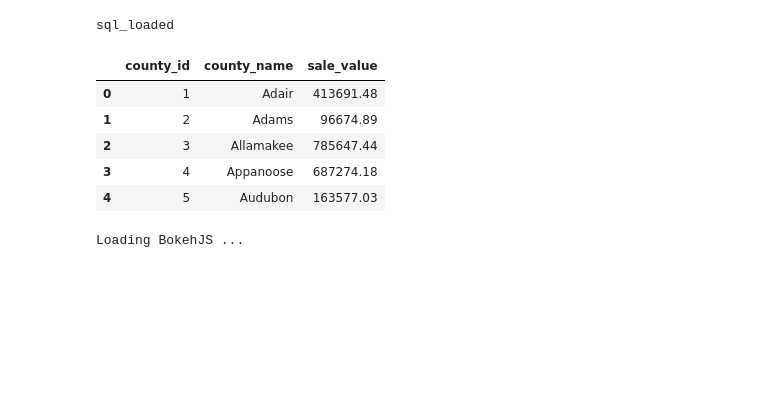
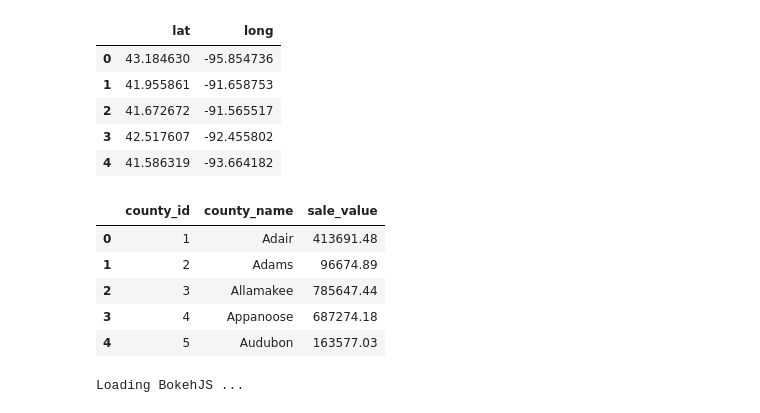
Before and after one commit to kstrckr/python_data_project, a Jupyter notebook: Liquor Vis.ipynb, the cells around one changed output. Saved outputs shown, nothing was run; the diff lists cells and outputs as text; code cells hidden in the pictures; blank space fills up the shorter version.

Commit message:
store locations mapped

```diff
--- a/Liquor Vis.ipynb
+++ b/Liquor Vis.ipynb
@@ -26,42 +26,57 @@ def db_connect():
     conn = sqlite3.connect('output/sales_new_seed.db')
     return conn
 # %%
-year_query = "SELECT * FROM sales AS s WHERE strftime('%Y-%m', s.sale_date) = '2013-01'"
-
-base_query = "SELECT * FROM sales LIMIT 100"
-
 batch_month_totals = '''
                         SELECT sale_date,
                         SUM(sale_value) AS sale_value
                         FROM sales
                         WHERE strftime('%Y-%m', sale_date) = '2014-01'
                         GROUP BY sale_date;'''
 
 sum_for_month_by_store = '''
                         SELECT sale_date,
                         sales.store_id,
                         SUM(sale_value) AS sale_value
                         FROM sales
                         INNER JOIN stores ON stores.store_id = sales.store_id
                         WHERE strftime('%Y-%m', sale_date) = '2016-01'
                         GROUP BY sales.store_id;'''
 
 sum_for_month_by_county = '''
                         SELECT stores.county_id AS county_id,
                         counties.county_name AS county_name,
                         SUM(sale_value) as sale_value
                         FROM sales
                         INNER JOIN stores ON stores.store_id = sales.store_id
                         INNER JOIN counties ON counties.county_id = stores.county_id
                         WHERE strftime('%Y', sale_date) = '2012'
                         GROUP BY stores.county_id ORDER BY stores.county_id;'''
 
-sql_frame = pd.read_sql_query(sum_for_month_by_county, db_connect())
+all_store_lat_long_by_year = '''
+                        SELECT DISTINCT stores.store_lat AS lat,
+                        stores.store_long AS long
+                        FROM sales
+                        INNER JOIN stores ON stores.store_id = sales.store_id
+                        WHERE strftime('%Y', sale_date) = '2016'
+                        AND stores.store_lat NOT NULL
+                        AND stores.store_long NOT NULL;'''
+
+annual_sales_by_county_df = pd.read_sql_query(sum_for_month_by_county, db_connect())
+store_locations_by_year_df = pd.read_sql_query(all_store_lat_long_by_year, db_connect())
 
 # convert penny values to dollars
-sql_frame.loc[:,'sale_value'] /= 100
+annual_sales_by_county_df.loc[:,'sale_value'] /= 100
 
-print('sql_loaded')
+# print('sql_loaded')
+store_locations_by_year_df = store_locations_by_year_df[store_locations_by_year_df['long'] <= -90.0]
+store_locations_by_year_df = store_locations_by_year_df[store_locations_by_year_df['lat'] >= 40.2]
+store_locations_by_year_df.head()
+# print(len(store_locations_by_year_df['lat']))
 # %% [output]
-sql_loaded
+|  | lat | long |
+| 0 | 43.184630 | -95.854736 |
+| 1 | 41.955861 | -91.658753 |
+| 2 | 41.672672 | -91.565517 |
+| 3 | 42.517607 | -92.455802 |
+| 4 | 41.586319 | -93.664182 |
 # %%
```
Also changed, not shown: parts of 4 cells of this notebook.
